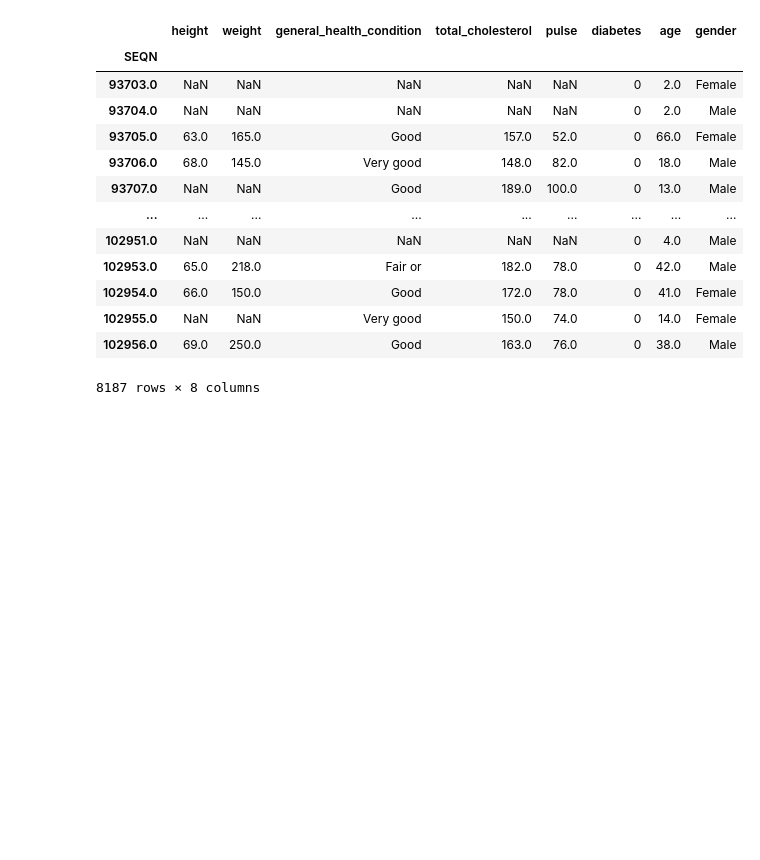
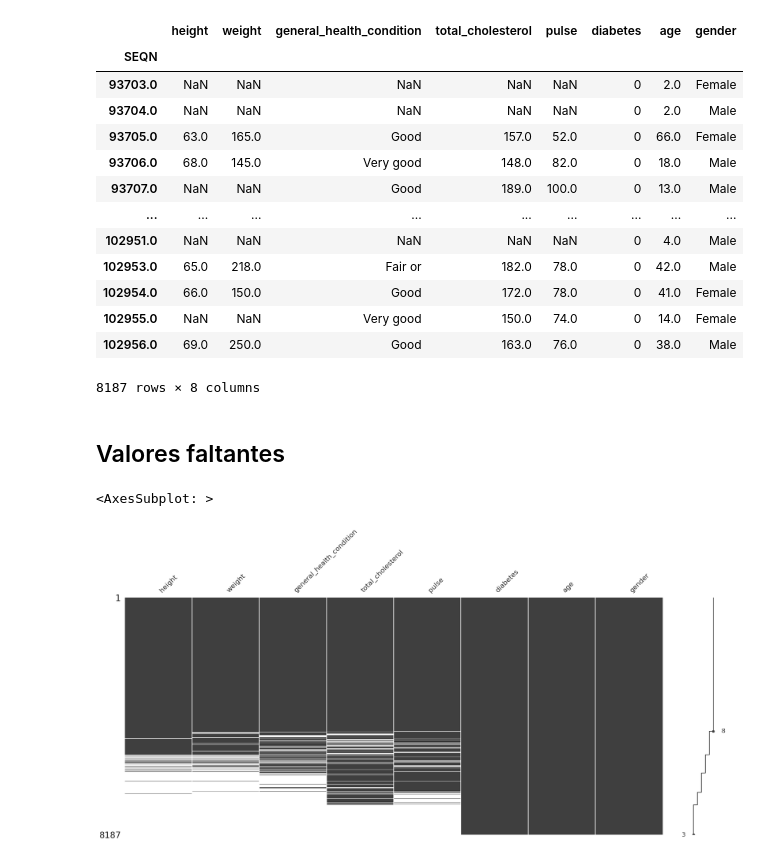
Before and after one commit to ArnolPlazas/manejo_datos_faltantes_imputacion, a Jupyter notebook: missing_values_imputation.ipynb, the cells around one changed output. Drawn from its saved outputs; the diff is of its cells as text; code cells hidden in the pictures; blank space fills up the shorter version.

Commit message:
Visualizar y eliminar valores faltantes.

```diff
--- a/missing_values_imputation.ipynb
+++ b/missing_values_imputation.ipynb
@@ -193,3 +193,14 @@ nhanes_df
 | 102955.0 | NaN | NaN | Very good | 150.0 | 74.0 | 0 | 14.0 | Female |
 | 102956.0 | 69.0 | 250.0 | Good | 163.0 | 76.0 | 0 | 38.0 | Male |
 8187 rows × 8 columns
+# %% [markdown]
+## Valores faltantes
+# %%
+(
+    nhanes_df
+    .missing.sort_variables_by_missingness()
+    .pipe(missingno.matrix, sort='descending')
+)
+# %% [output]
+<AxesSubplot: >
+[figure, added]
```
Also changed, not shown: parts of 3 cells of this notebook.
